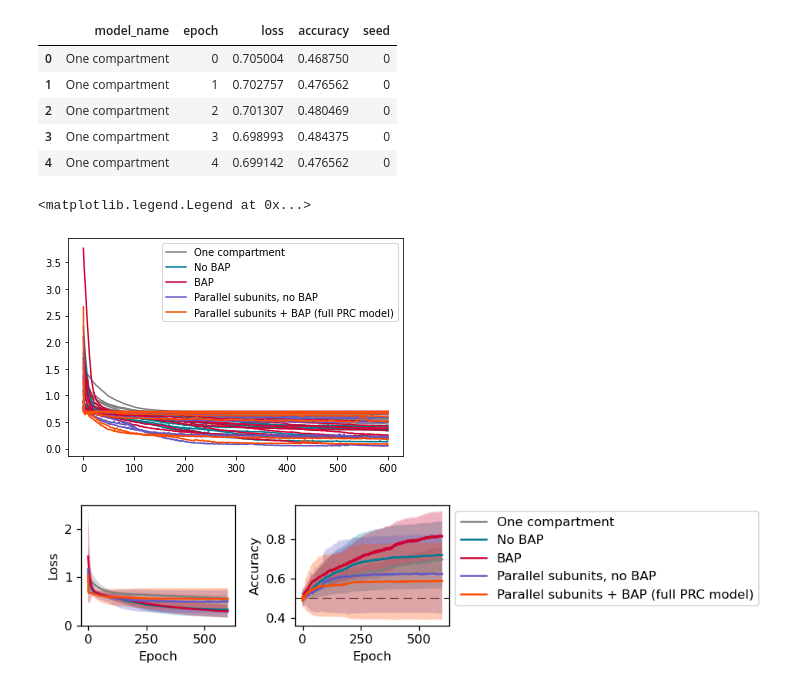
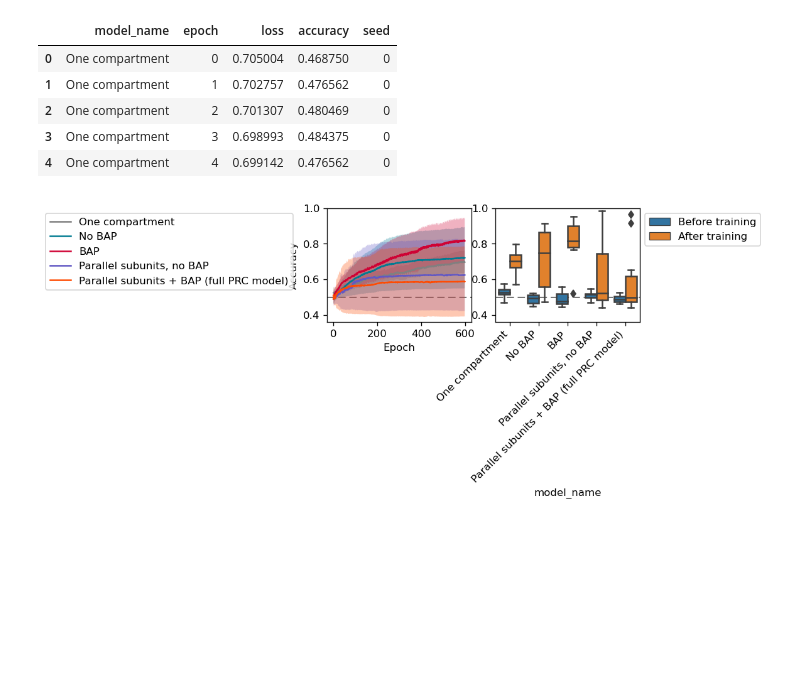
Before and after one commit to nauralcodinglab/linear-nonlinear-dendrites, a Jupyter notebook: training/memorize-seed-results.ipynb, the cells around one changed output. Cells and saved outputs as stored; diff of their text form; code cells hidden in the pictures; blank space fills up the shorter version.

Commit message:
Add figures to explain memorization task

```diff
--- a/training/memorize-seed-results.ipynb
+++ b/training/memorize-seed-results.ipynb
@@ -6,0 +100,15 @@ import seaborn as sns
+# %%
+def predicted_label(recording, example_nb):
+    return recording.recorded['output'][example_nb, ...].max(axis=0)[0].max(axis=0)[1]
+
+def annotate_correctness(recording, labels, example_nb, ax=None):
+    if ax is None:
+        ax = plt.gca()
+
+    if predicted_label(demo_activity['l2'], example_nb) == demo_y[i]:
+        mark, color = '✓', 'green'
+    else:
+        mark, color = '✗', 'red'
+
+    text = ax.text(1, 1, mark, color=color, transform=ax.transAxes, ha='center', va='top')
+    text.set_path_effects([Stroke(linewidth=2, foreground='white'), Normal()])
@@ -98,10 +281,3 @@ palette = {
     'Parallel subunits, no BAP': 'xkcd:iris',
     'Parallel subunits + BAP (full PRC model)': 'xkcd:blood orange'
 }
-# %%
-for model_name, colour in palette.items():
-    performance_lineplot(model_name, color=colour)
-plt.legend()
-# %% [output]
-<matplotlib.legend.Legend at 0x...>
-[figure, removed]
@@ -111,25 +284,37 @@ def savefig(fname, **pltargs):
 # %%
-plt.figure(figsize=(8, 2), dpi=120)
+spec_outer = gs.GridSpec(1, 3, width_ratios=(0.5, 1, 1))
 
-plt.subplot(121)
-for model_name, colour in palette.items():
-    this_mean = performance_bandplot(model_name, color=colour, alpha=0.3)
-plt.xlabel('Epoch')
-plt.ylabel('Loss')
-plt.ylim(0, plt.ylim()[1])
+plt.figure(figsize=(FIGURE_WIDTH, 2), dpi=120)
 
-plt.subplot(122)
+plt.subplot(spec_outer[:, 1])
 plt.axhline(0.5, color='k', ls='--', dashes=(10, 5), lw=0.7, zorder=-1)
 for model_name, colour in palette.items():
     this_mean = performance_bandplot(
         model_name, metric_loss=False, color=colour, alpha=0.3
     )
-plt.legend(loc='upper left', bbox_to_anchor=(1, 1))
+plt.legend(loc='upper right', bbox_to_anchor=(-0.2, 1))
 plt.xlabel('Epoch')
 plt.ylabel('Accuracy')
-plt.tight_layout()
+plt.ylim(0.36, 1)
 
-savefig(os.path.join('..', 'data', 'loss_trajectory.png'))
+plt.subplot(spec_outer[:, 2])
+plt.axhline(0.5, color='k', ls='--', dashes=(10, 5), lw=0.7, zorder=-1)
+box_data = performance.query('epoch in [0, 599]').copy()
+box_data.loc[:, 'Epoch'] = box_data.epoch.astype(str)
+box_data.replace('0', 'Before training', inplace=True)
+box_data.replace('599', 'After training', inplace=True)
+sns.boxplot(
+    x='model_name',
+    y='accuracy',
+    hue='Epoch',
+    data=box_data,
+)
+plt.legend(title='', loc='upper left', bbox_to_anchor=(1, 1))
+plt.xticks(rotation=45, ha='right')
+plt.ylabel('')
+plt.ylim(0.36, 1)
+
+savefig(os.path.join('..', 'data', 'performance_comparison'))
 plt.show()
 # %% [output]
-[figure, old version]
+[figure, new version]
```
Also changed, not shown: parts of 12 cells of this notebook, 1 other file.
